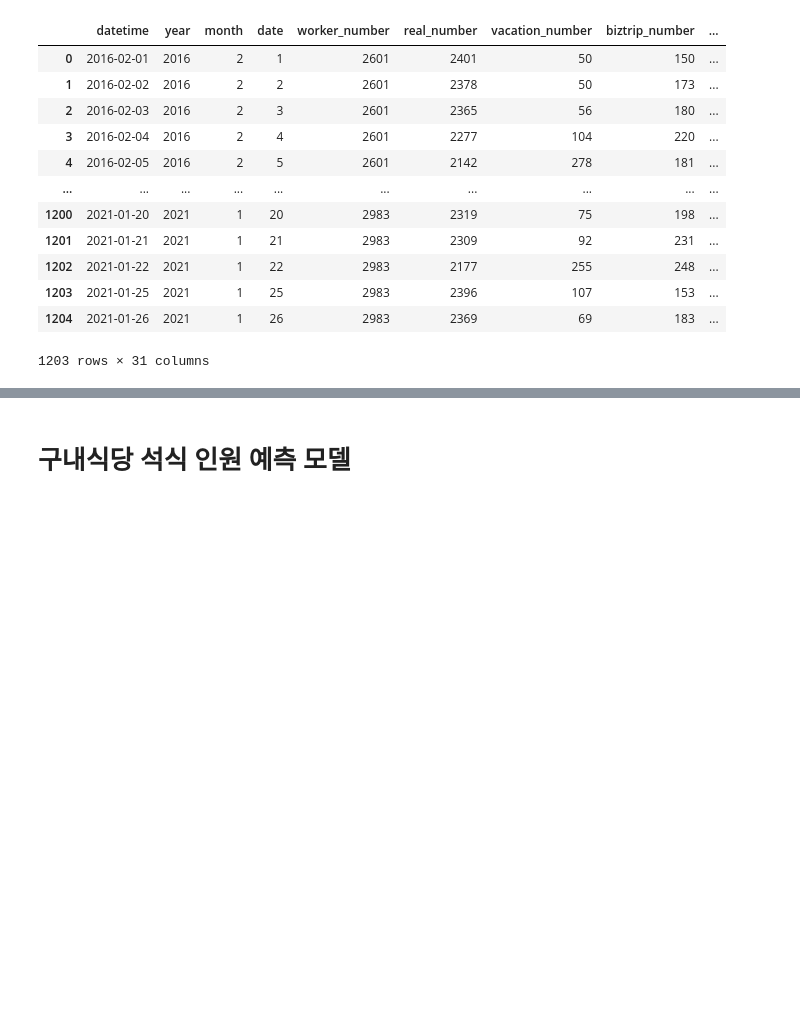
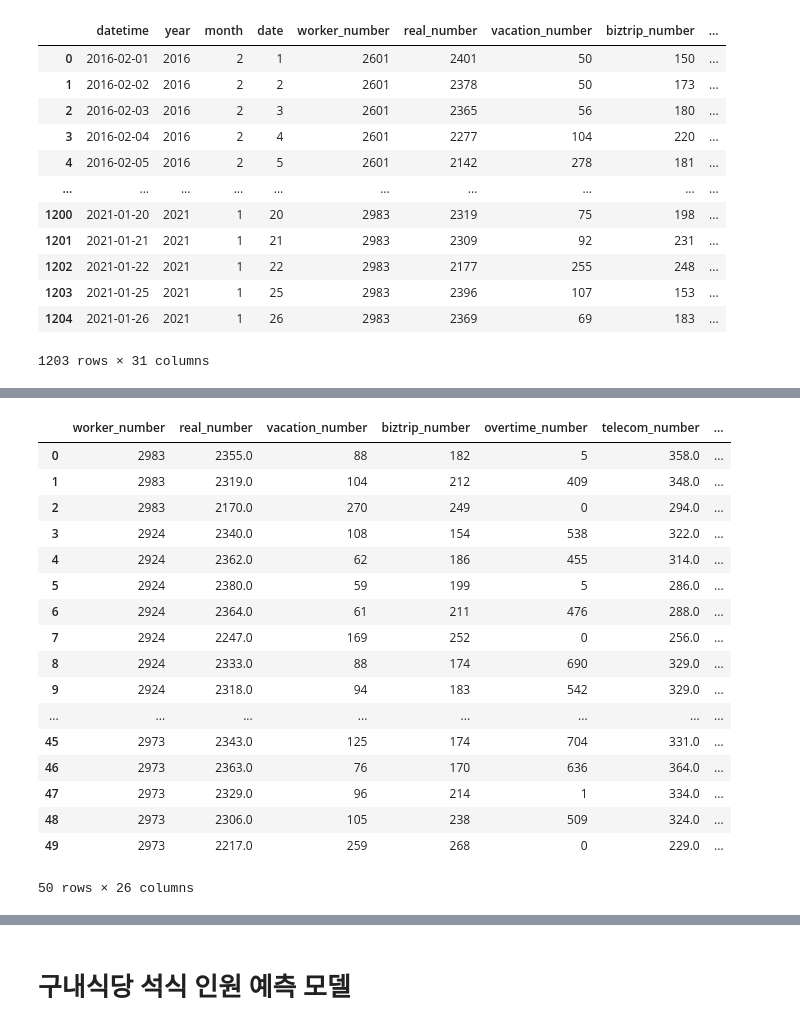
Before and after one commit to obilige/Team3, a Jupyter notebook: team/byun/train_test_jseob.ipynb, the cells around one changed output, grey strips where cells are left out. Drawn from its saved outputs; the diff is of its cells as text; code cells hidden in the pictures; blank space fills up the shorter version.

```diff
--- a/team/byun/train_test_jseob.ipynb
+++ b/team/byun/train_test_jseob.ipynb
@@ -233,0 +445,12 @@ print("사용한 특성의 수 : ", np.sum(lasso00001.coef_ != 0))
+# %%
+summer = []
+fall = []
+
+for i in range(len(ln_test)):
+    summer.append(0)
+    fall.append(0)
+
+ln_test['season_summer'] = summer
+ln_test['season_fall'] = fall
+
+ln_test
@@ -233,0 +476,10 @@ print("사용한 특성의 수 : ", np.sum(lasso00001.coef_ != 0))
+# %%
+columns = ['datetime', 'year', 'month', 'date', 'worker_number', 'real_number',
+       'vacation_number', 'biztrip_number', 'overtime_number',
+       'telecom_number', 'temperature', 'rain', 'wind', 'humidity',
+       'discomfort_index', 'perceived_temperature', 'lunch_rice',
+       'season_fall','season_spring', 'season_summer', 'season_winter', 'weekdays_friday', 'weekdays_monday',
+       'weekdays_thursday', 'weekdays_tuesday', 'weekdays_wednesday',
+       'vacation_N', 'vacation_Y', 'new_lunch_N', 'new_lunch_Y']
+
+ln_test.coulmns = columns
@@ -233,0 +506,23 @@ print("사용한 특성의 수 : ", np.sum(lasso00001.coef_ != 0))
+# %%
+X_Test= ln_test.drop(columns=["datetime", "year", "month", "date"], axis=1)
+X_Test.shape
+X_Test
+# %% [output]
+|  | worker_number | real_number | vacation_number | biztrip_number | overtime_number | telecom_number | ... |
+| 0 | 2983 | 2355.0 | 88 | 182 | 5 | 358.0 | ... |
+| 1 | 2983 | 2319.0 | 104 | 212 | 409 | 348.0 | ... |
+| 2 | 2983 | 2170.0 | 270 | 249 | 0 | 294.0 | ... |
+| 3 | 2924 | 2340.0 | 108 | 154 | 538 | 322.0 | ... |
+| 4 | 2924 | 2362.0 | 62 | 186 | 455 | 314.0 | ... |
+| 5 | 2924 | 2380.0 | 59 | 199 | 5 | 286.0 | ... |
+| 6 | 2924 | 2364.0 | 61 | 211 | 476 | 288.0 | ... |
+| 7 | 2924 | 2247.0 | 169 | 252 | 0 | 256.0 | ... |
+| 8 | 2924 | 2333.0 | 88 | 174 | 690 | 329.0 | ... |
+| 9 | 2924 | 2318.0 | 94 | 183 | 542 | 329.0 | ... |
+| ... | ... | ... | ... | ... | ... | ... | ... |
+| 45 | 2973 | 2343.0 | 125 | 174 | 704 | 331.0 | ... |
+| 46 | 2973 | 2363.0 | 76 | 170 | 636 | 364.0 | ... |
+| 47 | 2973 | 2329.0 | 96 | 214 | 1 | 334.0 | ... |
+| 48 | 2973 | 2306.0 | 105 | 238 | 509 | 324.0 | ... |
+| 49 | 2973 | 2217.0 | 259 | 268 | 0 | 229.0 | ... |
+50 rows × 26 columns
```
Also changed, not shown: parts of 52 cells of this notebook.
